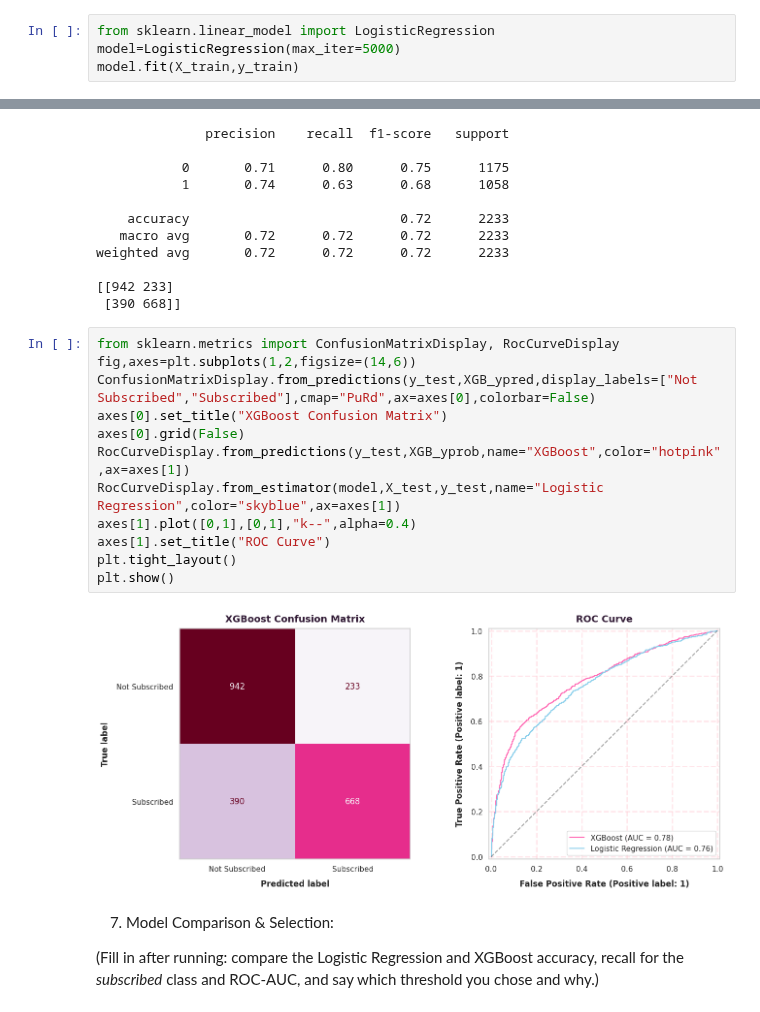
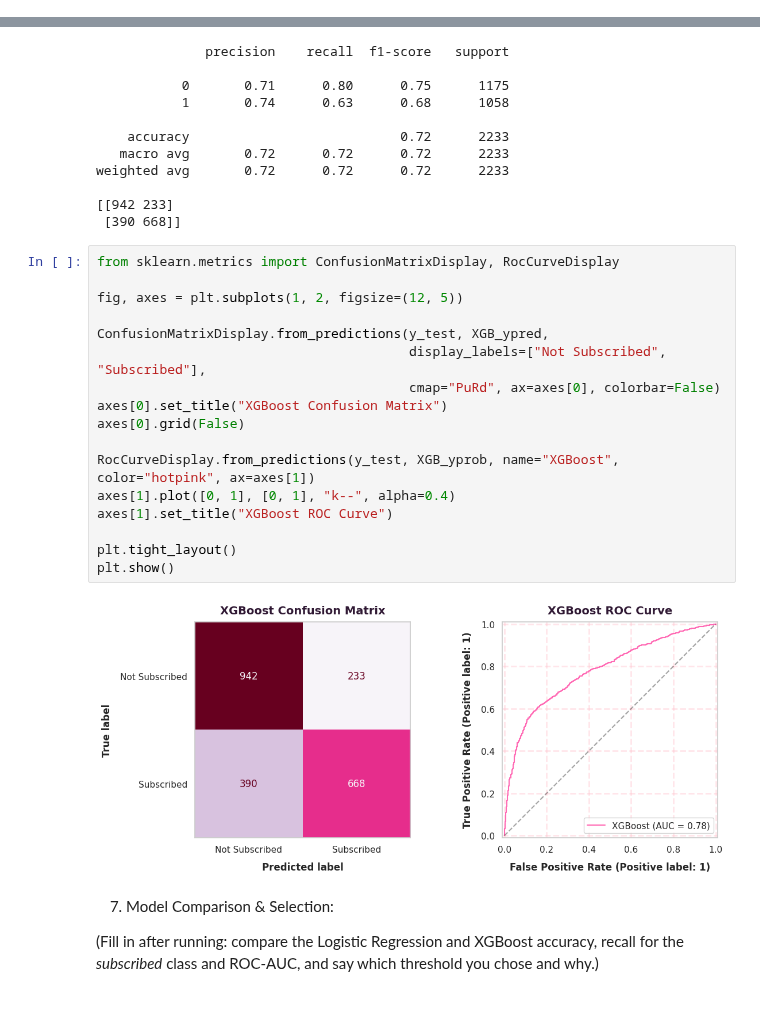
Before and after one commit to alinas-git/Bank-Marketing-Deposit-Prediction, a Jupyter notebook: BankMarketingPrediction.ipynb, the cells around one changed output, grey strips where cells are left out. Saved outputs shown, nothing was run; the diff lists cells and outputs as text.

```diff
--- a/BankMarketingPrediction.ipynb
+++ b/BankMarketingPrediction.ipynb
@@ -395,4 +392,0 @@ X_train,X_test,y_train,y_test=train_test_split(X,y,test_size=0.2,random_state=42
-# %%
-from sklearn.linear_model import LogisticRegression
-model=LogisticRegression(max_iter=5000)
-model.fit(X_train,y_train)
@@ -511,18 +478,23 @@ weighted avg       0.72      0.72      0.72      2233
  [390 668]]
 # %%
 from sklearn.metrics import ConfusionMatrixDisplay, RocCurveDisplay
-fig,axes=plt.subplots(1,2,figsize=(14,6))
-ConfusionMatrixDisplay.from_predictions(y_test,XGB_ypred,display_labels=["Not Subscribed","Subscribed"],cmap="PuRd",ax=axes[0],colorbar=False)
+
+fig, axes = plt.subplots(1, 2, figsize=(12, 5))
+
+ConfusionMatrixDisplay.from_predictions(y_test, XGB_ypred,
+                                        display_labels=["Not Subscribed", "Subscribed"],
+                                        cmap="PuRd", ax=axes[0], colorbar=False)
 axes[0].set_title("XGBoost Confusion Matrix")
 axes[0].grid(False)
-RocCurveDisplay.from_predictions(y_test,XGB_yprob,name="XGBoost",color="hotpink",ax=axes[1])
-RocCurveDisplay.from_estimator(model,X_test,y_test,name="Logistic Regression",color="skyblue",ax=axes[1])
-axes[1].plot([0,1],[0,1],"k--",alpha=0.4)
-axes[1].set_title("ROC Curve")
+
+RocCurveDisplay.from_predictions(y_test, XGB_yprob, name="XGBoost", color="hotpink", ax=axes[1])
+axes[1].plot([0, 1], [0, 1], "k--", alpha=0.4)
+axes[1].set_title("XGBoost ROC Curve")
+
 plt.tight_layout()
 plt.show()
 # %% [output]
-[figure, old version]
+[figure, new version]
 # %% [markdown]
 7. Model Comparison & Selection:
 
```
Also changed, not shown: parts of 12 cells of this notebook.
